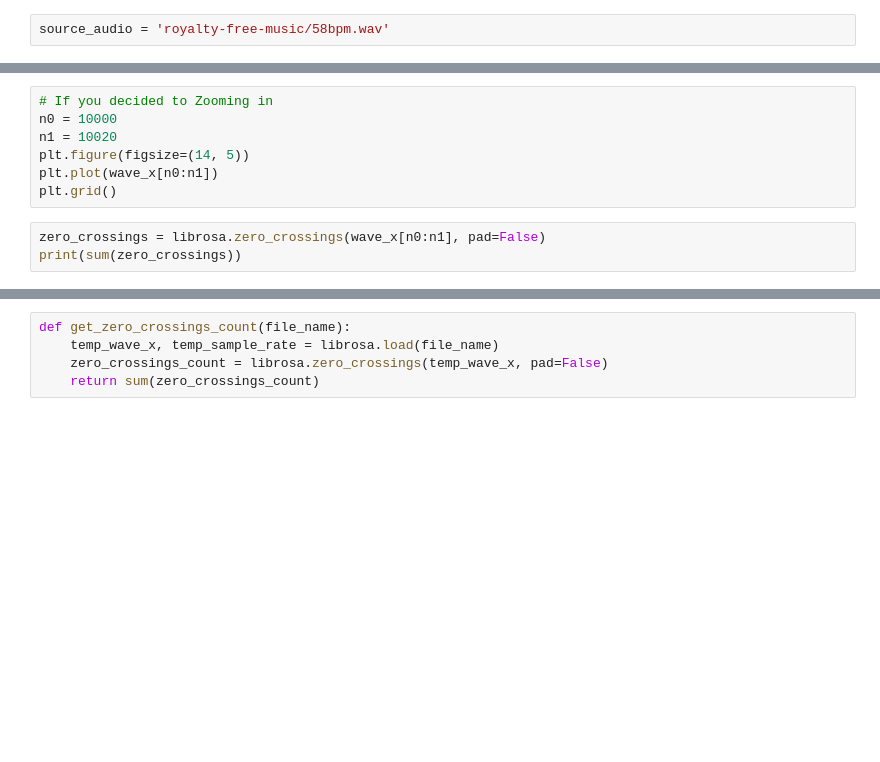
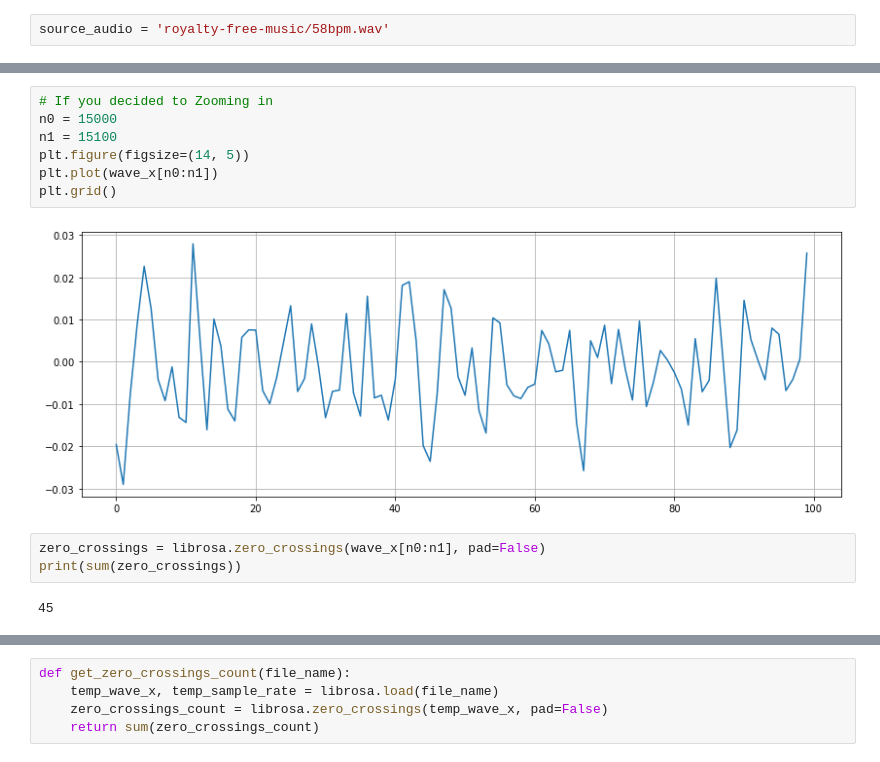
Before and after one commit to prodramp/publiccode, a Jupyter notebook: machine_learning/music-genre-classify/FE_zero-crossing-rate.ipynb, the cells around one changed output, grey strips where cells are left out. Saved outputs shown, nothing was run; the diff lists cells and outputs as text; blank space fills up the shorter version.

```diff
--- a/machine_learning/music-genre-classify/FE_zero-crossing-rate.ipynb
+++ b/machine_learning/music-genre-classify/FE_zero-crossing-rate.ipynb
@@ -27,13 +47,17 @@ wave_x.shape
 # %%
 # If you decided to Zooming in
-n0 = 10000
-n1 = 10020
+n0 = 15000
+n1 = 15100
 plt.figure(figsize=(14, 5))
 plt.plot(wave_x[n0:n1])
 plt.grid()
+# %% [output]
+[figure, added]
 # %%
 zero_crossings = librosa.zero_crossings(wave_x[n0:n1], pad=False)
 print(sum(zero_crossings))
+# %% [output]
+45
 # %%
 zero_crossings = librosa.zero_crossings(wave_x, pad=False)
 print(sum(zero_crossings))
```
Also changed, not shown: parts of 9 cells of this notebook, 6 other files.
